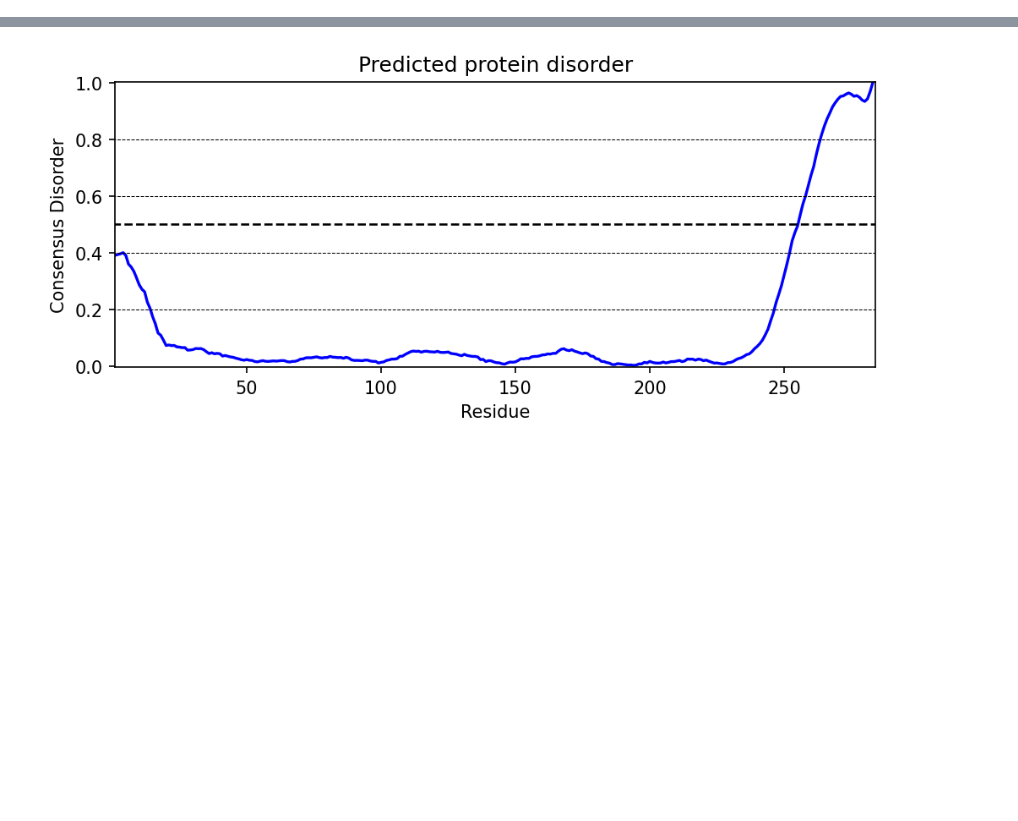
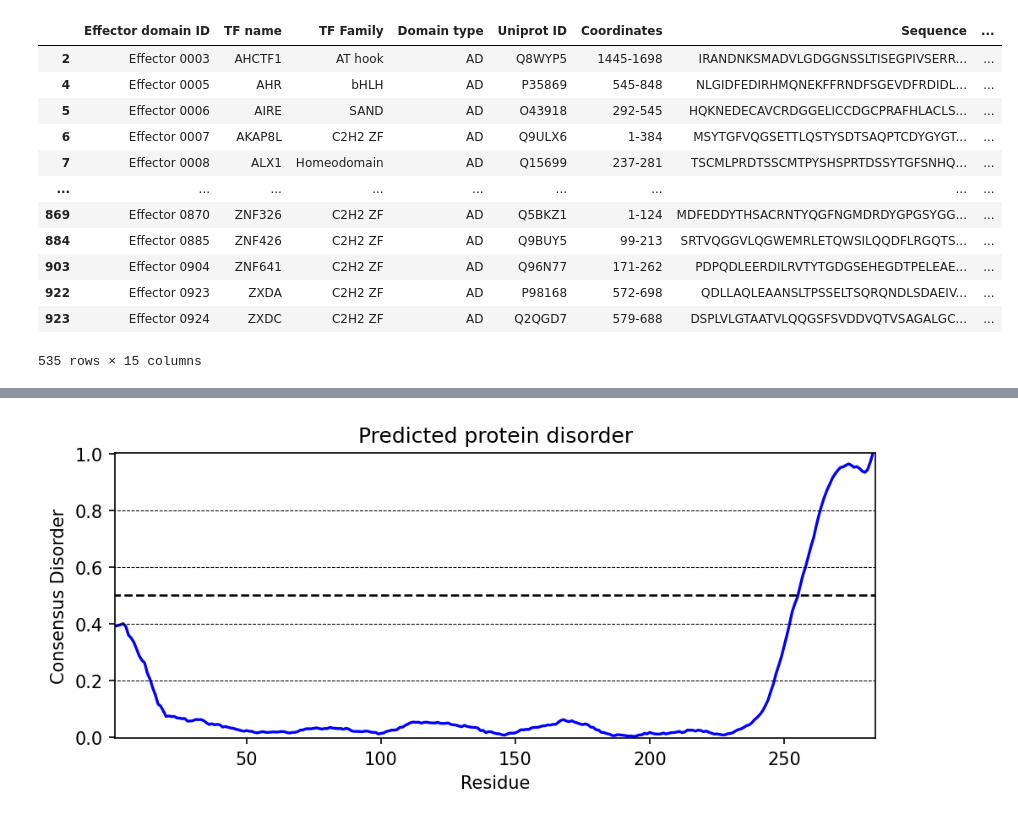
Before and after one commit to kinseylong/StallerRotation, a Jupyter notebook: finches_IDRs/finches_sequencecleaning.ipynb, the cells around one changed output, grey strips where cells are left out. Saved outputs shown, nothing was run; the diff lists cells and outputs as text; code cells hidden in the pictures; blank space fills up the shorter version.

```diff
--- a/finches_IDRs/finches_sequencecleaning.ipynb
+++ b/finches_IDRs/finches_sequencecleaning.ipynb
@@ -3,3 +3,22 @@ import numpy as np
 import pandas as pd
 from Bio import SeqIO
 import metapredict
+# %%
+#Get Soto ADs
+ADs_soto = pd.read_csv("data/soto_ADs.csv")
+ADs_soto = ADs_soto[ADs_soto["Domain type"] != "RD"]
+ADs_soto
+# %% [output]
+|  | Effector domain ID | TF name | TF Family | Domain type | Uniprot ID | Coordinates | Sequence | ... |
+| 2 | Effector 0003 | AHCTF1 | AT hook | AD | Q8WYP5 | 1445-1698 | IRANDNKSMADVLGDGGNSSLTISEGPIVSERR... | ... |
+| 4 | Effector 0005 | AHR | bHLH | AD | P35869 | 545-848 | NLGIDFEDIRHMQNEKFFRNDFSGEVDFRDIDL... | ... |
+| 5 | Effector 0006 | AIRE | SAND | AD | O43918 | 292-545 | HQKNEDECAVCRDGGELICCDGCPRAFHLACLS... | ... |
+| 6 | Effector 0007 | AKAP8L | C2H2 ZF | AD | Q9ULX6 | 1-384 | MSYTGFVQGSETTLQSTYSDTSAQPTCDYGYGT... | ... |
+| 7 | Effector 0008 | ALX1 | Homeodomain | AD | Q15699 | 237-281 | TSCMLPRDTSSCMTPYSHSPRTDSSYTGFSNHQ... | ... |
+| ... | ... | ... | ... | ... | ... | ... | ... | ... |
+| 869 | Effector 0870 | ZNF326 | C2H2 ZF | AD | Q5BKZ1 | 1-124 | MDFEDDYTHSACRNTYQGFNGMDRDYGPGSYGG... | ... |
+| 884 | Effector 0885 | ZNF426 | C2H2 ZF | AD | Q9BUY5 | 99-213 | SRTVQGGVLQGWEMRLETQWSILQQDFLRGQTS... | ... |
+| 903 | Effector 0904 | ZNF641 | C2H2 ZF | AD | Q96N77 | 171-262 | PDPQDLEERDILRVTYTGDGSEHEGDTPELEAE... | ... |
+| 922 | Effector 0923 | ZXDA | C2H2 ZF | AD | P98168 | 572-698 | QDLLAQLEAANSLTPSSELTSQRQNDLSDAEIV... | ... |
+| 923 | Effector 0924 | ZXDC | C2H2 ZF | AD | Q2QGD7 | 579-688 | DSPLVLGTAATVLQQGSFSVDDVQTVSAGALGC... | ... |
+535 rows × 15 columns
```
Also changed, not shown: parts of 8 cells of this notebook, 6 other files.
